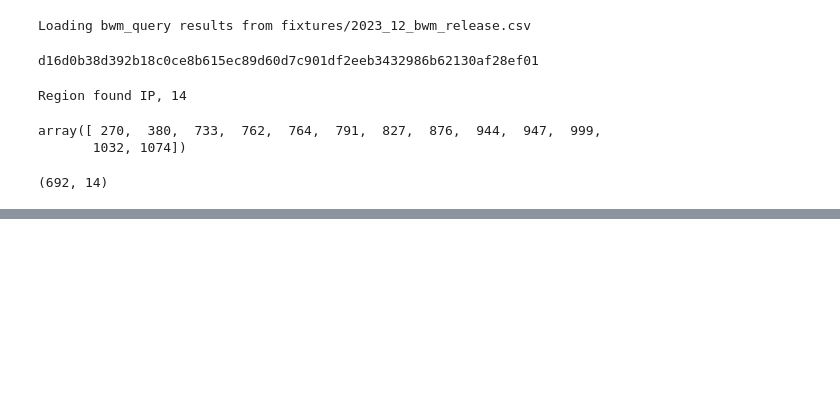
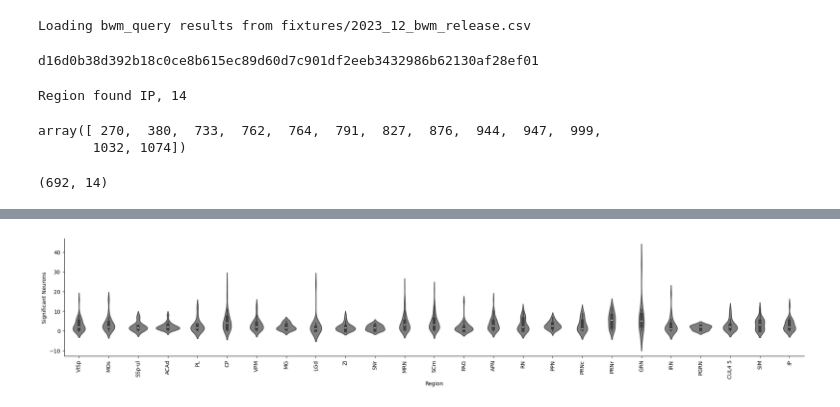
Before and after one commit to debottamKundu/ibl-partial-info-decomp, a Jupyter notebook: notebooks/single_cell_results.ipynb, the cells around one changed output, grey strips where cells are left out. Drawn from its saved outputs; the diff is of its cells as text; code cells hidden in the pictures; blank space fills up the shorter version.

```diff
--- a/notebooks/single_cell_results.ipynb
+++ b/notebooks/single_cell_results.ipynb
@@ -165,0 +167,10 @@ for idx, ax in enumerate(axes.flatten()):
+# %%
+fig, ax = plt.subplots(figsize=(25, 4))
+sns.violinplot(significant_neurons, color="grey", ax=ax)
+ax.set_xticks(np.arange(len(region_names)), region_names, rotation=90)
+ax.set_xlabel("Region")
+ax.set_ylabel("Significant Neurons")
+ax.spines["right"].set_visible(False)
+ax.spines["top"].set_visible(False)
+# %% [output]
+[figure, added]
```
Also changed, not shown: parts of 1 cell of this notebook, 9 other files.
